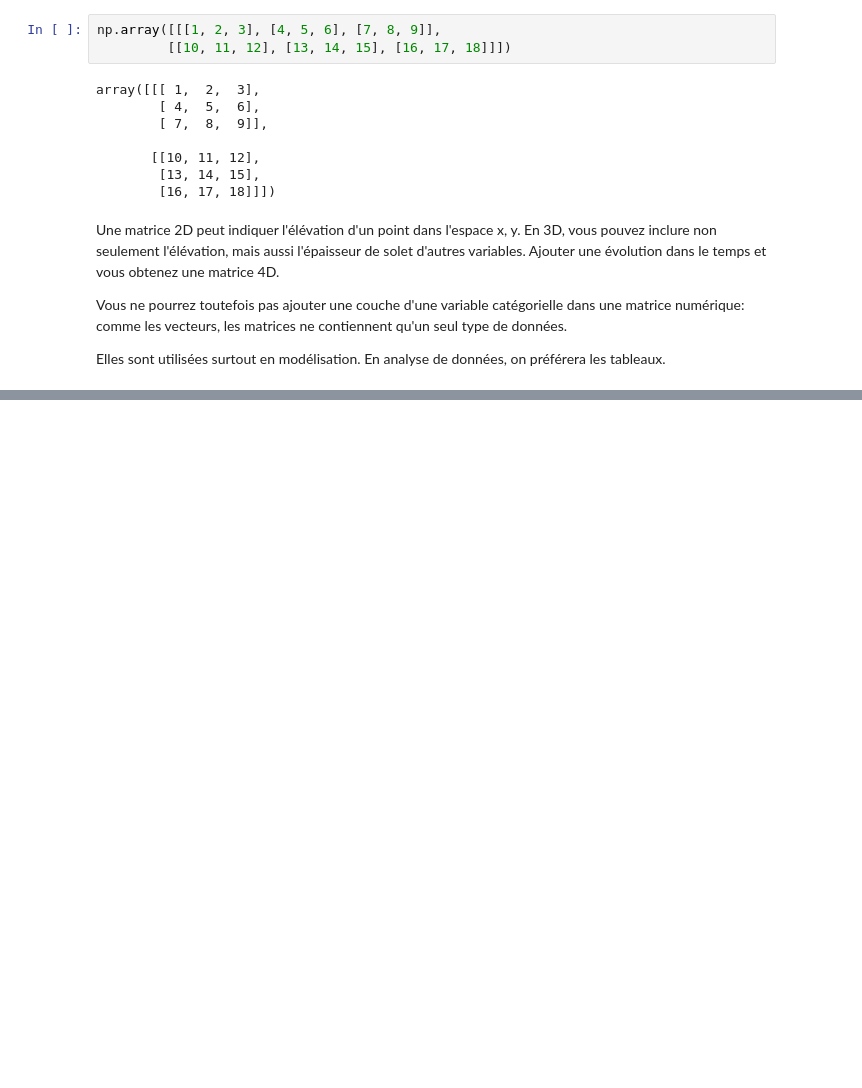
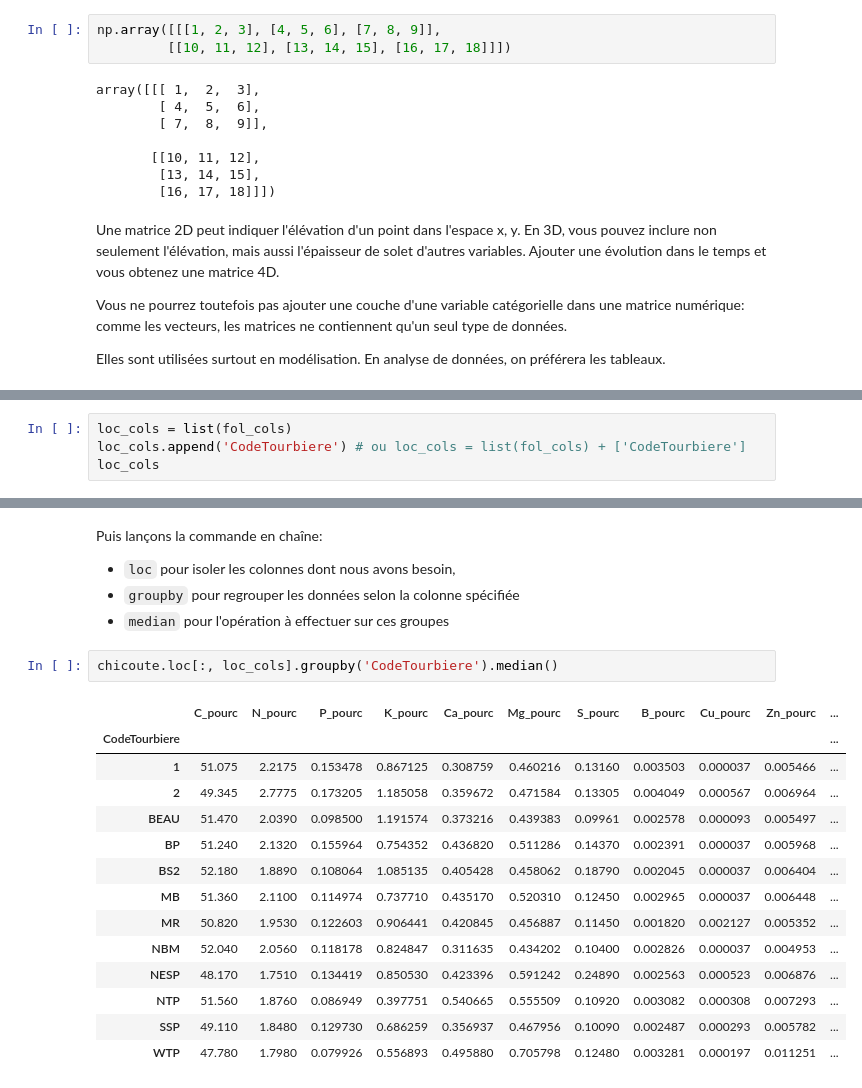
Before and after one commit to essicolo/ecologie-mathematique-Py, a Jupyter notebook: 3_Donnees/3_data.ipynb, the cells around one changed output, grey strips where cells are left out. Cells and saved outputs as stored; diff of their text form; blank space fills up the shorter version.

```diff
--- a/3_Donnees/3_data.ipynb
+++ b/3_Donnees/3_data.ipynb
@@ -437,0 +643,4 @@ Wickham, H. (2014) https://www.jstatsoft.org/index.php/jss/article/view/v059i10/
+# %%
+loc_cols = list(fol_cols)
+loc_cols.append('CodeTourbiere') # ou loc_cols = list(fol_cols) + ['CodeTourbiere']
+loc_cols
@@ -437,0 +662,23 @@ Wickham, H. (2014) https://www.jstatsoft.org/index.php/jss/article/view/v059i10/
+# %% [markdown]
+Puis lançons la commande en chaîne:
+
+- `loc` pour isoler les colonnes dont nous avons besoin,
+- `groupby` pour regrouper les données selon la colonne spécifiée
+- `median` pour l'opération à effectuer sur ces groupes
+# %%
+chicoute.loc[:, loc_cols].groupby('CodeTourbiere').median()
+# %% [output]
+|  | C_pourc | N_pourc | P_pourc | K_pourc | Ca_pourc | Mg_pourc | S_pourc | B_pourc | Cu_pourc | Zn_pourc | ... |
+| CodeTourbiere |  |  |  |  |  |  |  |  |  |  | ... |
+| 1 | 51.075 | 2.2175 | 0.153478 | 0.867125 | 0.308759 | 0.460216 | 0.13160 | 0.003503 | 0.000037 | 0.005466 | ... |
+| 2 | 49.345 | 2.7775 | 0.173205 | 1.185058 | 0.359672 | 0.471584 | 0.13305 | 0.004049 | 0.000567 | 0.006964 | ... |
+| BEAU | 51.470 | 2.0390 | 0.098500 | 1.191574 | 0.373216 | 0.439383 | 0.09961 | 0.002578 | 0.000093 | 0.005497 | ... |
+| BP | 51.240 | 2.1320 | 0.155964 | 0.754352 | 0.436820 | 0.511286 | 0.14370 | 0.002391 | 0.000037 | 0.005968 | ... |
+| BS2 | 52.180 | 1.8890 | 0.108064 | 1.085135 | 0.405428 | 0.458062 | 0.18790 | 0.002045 | 0.000037 | 0.006404 | ... |
+| MB | 51.360 | 2.1100 | 0.114974 | 0.737710 | 0.435170 | 0.520310 | 0.12450 | 0.002965 | 0.000037 | 0.006448 | ... |
+| MR | 50.820 | 1.9530 | 0.122603 | 0.906441 | 0.420845 | 0.456887 | 0.11450 | 0.001820 | 0.002127 | 0.005352 | ... |
+| NBM | 52.040 | 2.0560 | 0.118178 | 0.824847 | 0.311635 | 0.434202 | 0.10400 | 0.002826 | 0.000037 | 0.004953 | ... |
+| NESP | 48.170 | 1.7510 | 0.134419 | 0.850530 | 0.423396 | 0.591242 | 0.24890 | 0.002563 | 0.000523 | 0.006876 | ... |
+| NTP | 51.560 | 1.8760 | 0.086949 | 0.397751 | 0.540665 | 0.555509 | 0.10920 | 0.003082 | 0.000308 | 0.007293 | ... |
+| SSP | 49.110 | 1.8480 | 0.129730 | 0.686259 | 0.356937 | 0.467956 | 0.10090 | 0.002487 | 0.000293 | 0.005782 | ... |
+| WTP | 47.780 | 1.7980 | 0.079926 | 0.556893 | 0.495880 | 0.705798 | 0.12480 | 0.003281 | 0.000197 | 0.011251 | ... |
```
Also changed, not shown: parts of 145 cells of this notebook, 5 other files.
